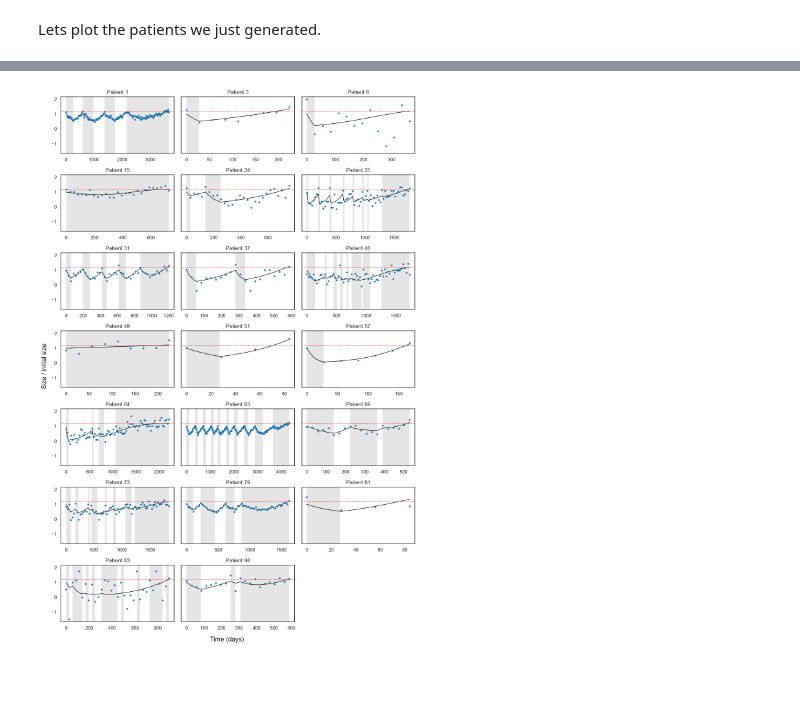
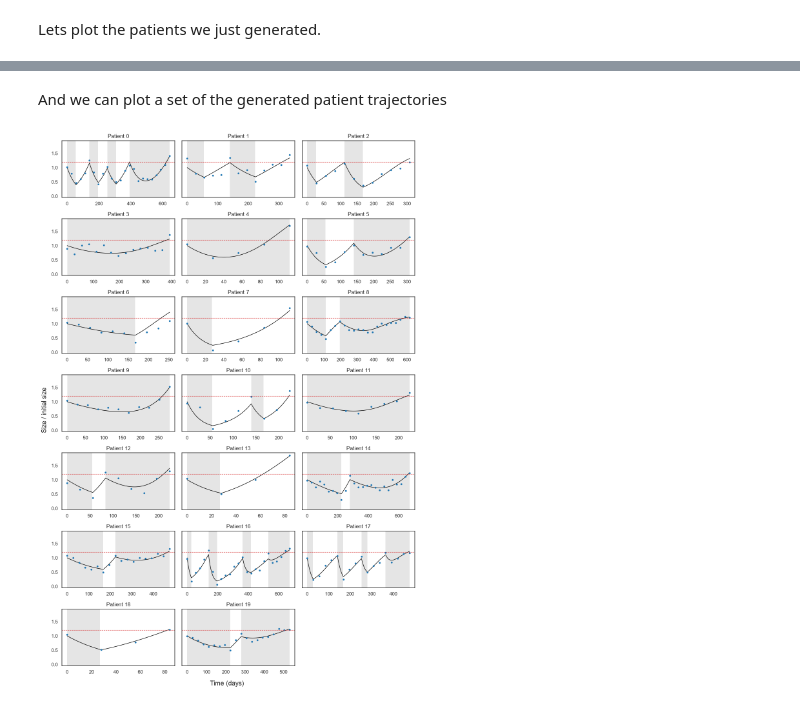
Before and after one commit to emilfrej/biomarker_uncertainty, a Jupyter notebook: python/genertate_synth_AT_trial_data.ipynb, the cells around one changed output, grey strips where cells are left out. Saved outputs shown, nothing was run; the diff lists cells and outputs as text; code cells hidden in the pictures; blank space fills up the shorter version.

```diff
--- a/python/genertate_synth_AT_trial_data.ipynb
+++ b/python/genertate_synth_AT_trial_data.ipynb
@@ -193,27 +145,6 @@ array([[<Axes: title={'center': 'Time'}>,
+# %% [markdown]
+And we can plot a set of the generated patient trajectories
 # %%
-def plot_n_rand_patients(synth_df: pd.DataFrame, n: int = 6, seed: int | None = None, ncols: int = 3) -> plt.Figure:
-    """Plot n random patients: true size / initial size (line), noisy observations (points),
-    treatment (shaded) and the progression threshold (dashed)"""
-    ids = synth_df['PatientId'].drop_duplicates().sample(n, random_state=seed).sort_values()
-    nrows = -(-n // ncols)  # ceiling division
-    fig, axes = plt.subplots(nrows, ncols, figsize=(4 * ncols, 2.5 * nrows), sharey=True, squeeze=False)
-    for ax, pid in zip(axes.flat, ids):
-        df = synth_df[synth_df['PatientId'] == pid].sort_values('Time')
-        # DrugConcentration is the dose from each time on, so the shading steps after each row
-        ax.fill_between(df['Time'], 0, 1, where=df['DrugConcentration'] > 0, step='post',
-                        transform=ax.get_xaxis_transform(), color='grey', alpha=0.2, lw=0)
-        ax.plot(df['Time'], df['TumourSize'] / df['TumourSize'].iloc[0], color='black', lw=1)
-        obs = df.dropna(subset=['Observation'])
-        ax.plot(obs['Time'], obs['Observation'], 'o', ms=3, color='tab:blue')
-        ax.axhline(1.2, ls='--', lw=0.8, color='tab:red')
-        ax.set_title(f'Patient {pid}')
-    for ax in axes.flat[n:]:
-        ax.set_visible(False)
-    fig.supxlabel('Time (days)')
-    fig.supylabel('Size / initial size')
-    fig.tight_layout()
-    return fig
-
 plot_n_rand_patients(synth_df, n=20);
 # %% [output]
-[figure, old version]
+[figure, new version]
```
Also changed, not shown: parts of 15 cells of this notebook, 20 other files.
